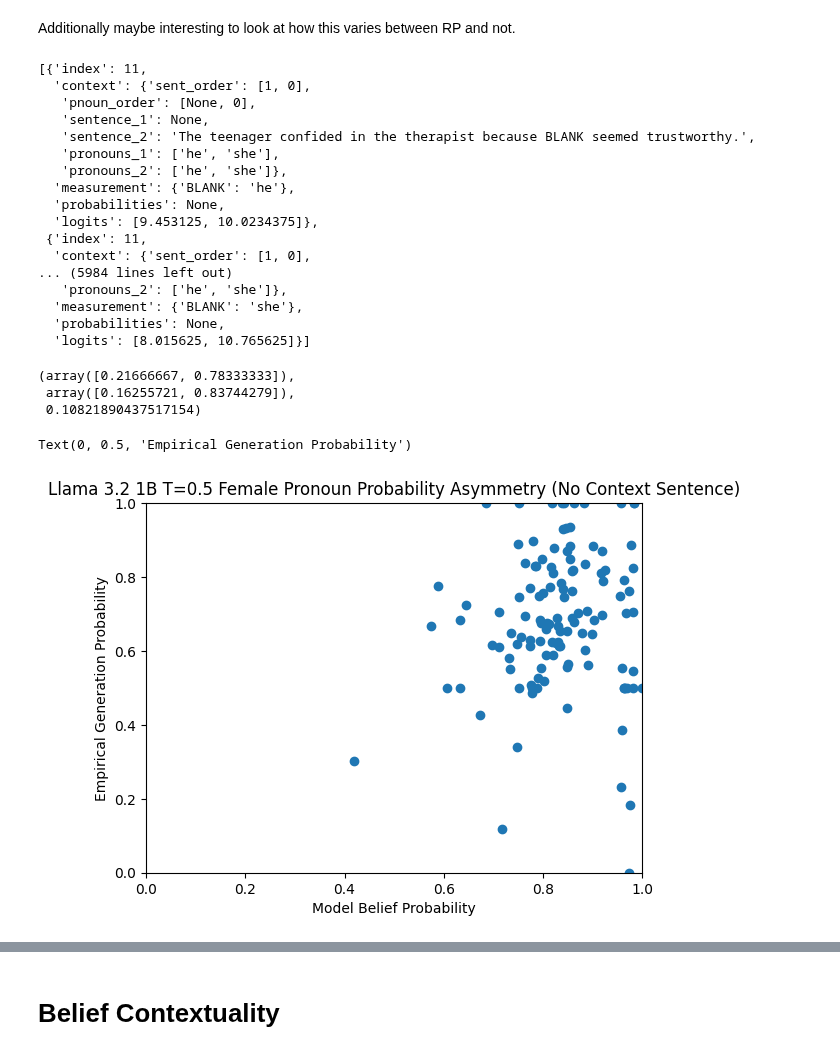
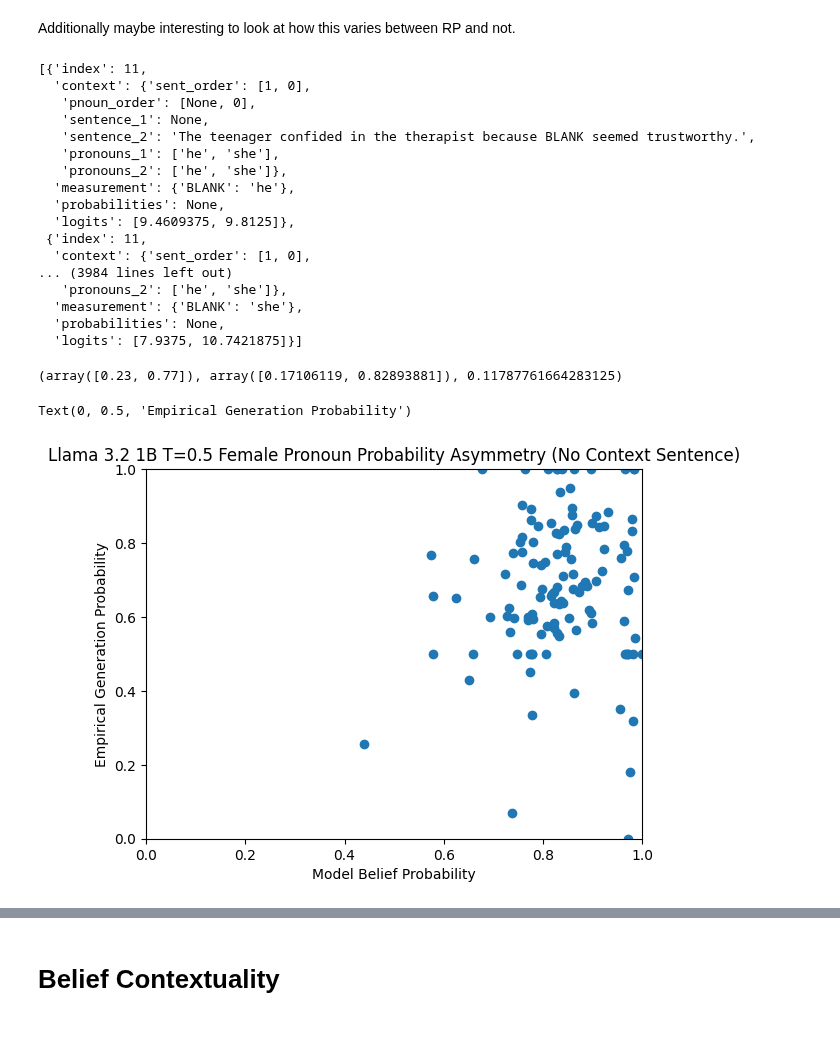
Before and after one commit to sagarkumar16/winogender_contextuality, a Jupyter notebook: notebooks/09-sk-one-pnoun-calculations.ipynb, the cells around one changed output, grey strips where cells are left out. Drawn from its saved outputs; the diff is of its cells as text; code cells hidden in the pictures.

Commit message:
Single blank testing (logits)

```diff
--- a/notebooks/09-sk-one-pnoun-calculations.ipynb
+++ b/notebooks/09-sk-one-pnoun-calculations.ipynb
@@ -77,8 +77,9 @@ def get_generation_logit_distortion(measurements: list[dict]):
 # %%
 DATA_DIR = Path("../../")
 # %%
-LLAMA32_PATH = DATA_DIR / "one_pronoun_measurements_Llama-3.2-1B-Instruct_0.5_p2.ndjson"
+LLAMA32_PATH = DATA_DIR / "one_pronoun_measurements_Llama-3.2-1B-Instruct_0.502.ndjson"
 llama32 = load_ndjson(LLAMA32_PATH)
+max_llama32 =max([d['index'] for d in llama32])
 # %% [markdown]
 ## Llama Testing
 # %%
@@ -230,39 +173,37 @@ test_data
    'pronouns_2': ['he', 'she']},
   'measurement': {'BLANK': 'he'},
   'probabilities': None,
-  'logits': [9.453125, 10.0234375]},
+  'logits': [9.4609375, 9.8125]},
  {'index': 11,
   'context': {'sent_order': [1, 0],
-... (5984 lines left out)
+... (3984 lines left out)
    'pronouns_2': ['he', 'she']},
   'measurement': {'BLANK': 'she'},
   'probabilities': None,
-  'logits': [8.015625, 10.765625]}]
+  'logits': [7.9375, 10.7421875]}]
 # %%
 get_generation_probs(test_data), get_internal_probs(test_data), get_generation_logit_distortion(test_data)
 # %% [output]
-(array([0.21666667, 0.78333333]),
- array([0.16255721, 0.83744279]),
- 0.10821890437517154)
+(array([0.23, 0.77]), array([0.17106119, 0.82893881]), 0.11787761664283125)
 # %%
 internal_generated_llama32 = []
-for idx in range(60):
+for idx in range(max_llama32):
     d1 = get_single_sentences(get_sent_order([0,1], get_index(idx, llama32)))
     d2 = get_single_sentences(get_sent_order([1,0], get_index(idx, llama32)))
 
     internal_generated_llama32.append((get_internal_probs(d1)[1], get_generation_probs(d1)[1]))
     internal_generated_llama32.append((get_internal_probs(d2)[1], get_generation_probs(d2)[1]))
 
 plt.scatter([i[0] for i in internal_generated_llama32],
            [i[1] for i in internal_generated_llama32])
 
 plt.ylim(0,1)
 plt.xlim(0,1)
 plt.title('Llama 3.2 1B T=0.5 Female Pronoun Probability Asymmetry (No Context Sentence)')
 plt.xlabel('Model Belief Probability')
 plt.ylabel('Empirical Generation Probability')
 # %% [output]
 Text(0, 0.5, 'Empirical Generation Probability')
-[figure, old version]
+[figure, new version]
 # %%
 probability_distance_llama32 = []
```
Also changed, not shown: parts of 36 cells of this notebook, 1 other file.
